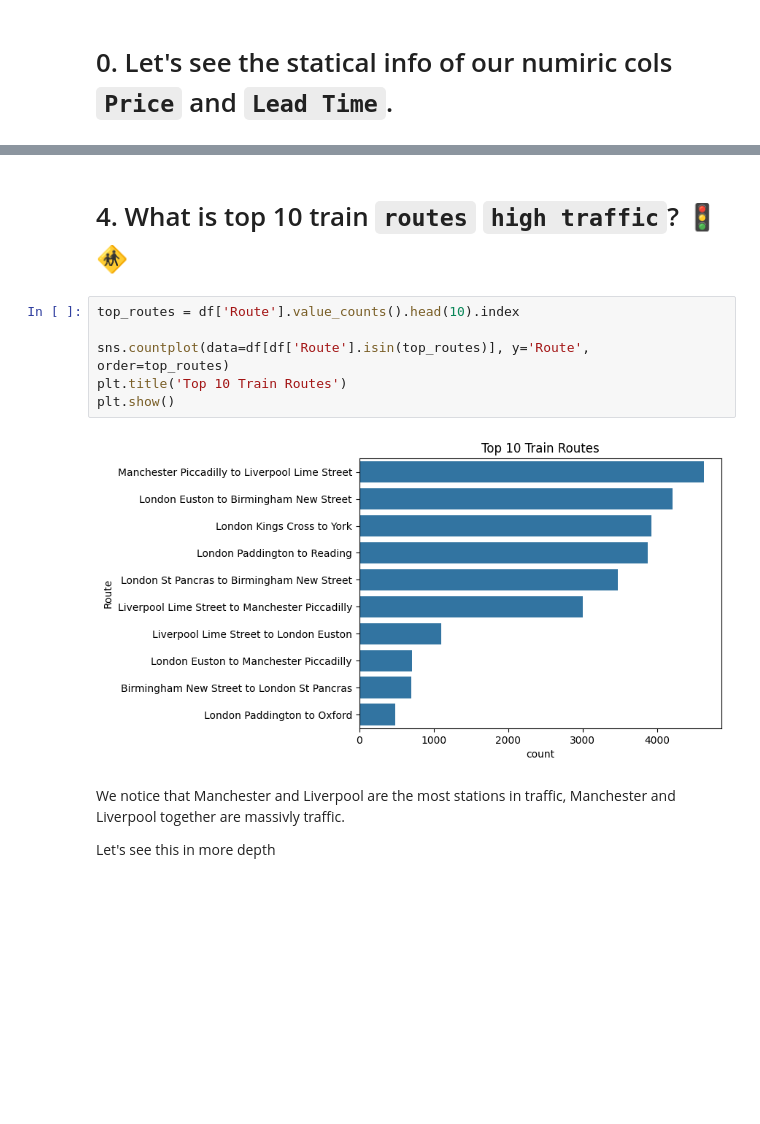
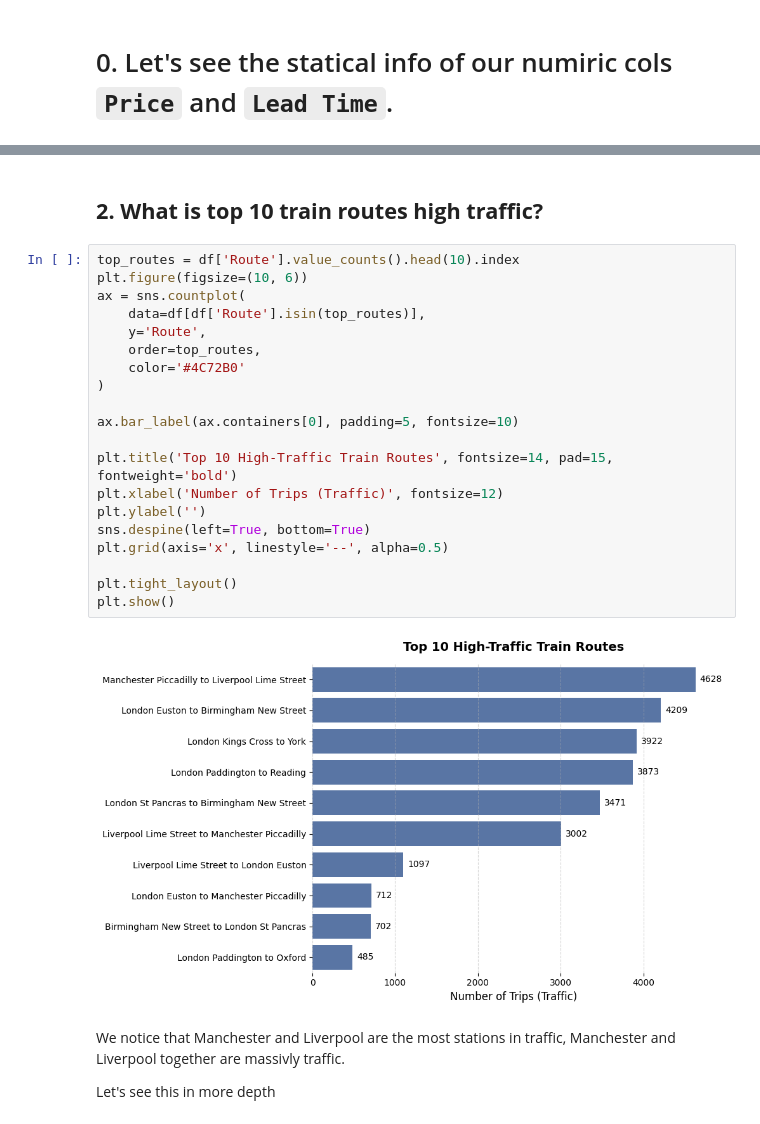
Before and after one commit to mszakii/DEPI-CAPSTONE, a Jupyter notebook: EDA.ipynb, the cells around one changed output, grey strips where cells are left out. Cells and saved outputs as stored; diff of their text form; blank space fills up the shorter version.

```diff
--- a/EDA.ipynb
+++ b/EDA.ipynb
@@ -84,13 +85,27 @@ AVG. Ticket Price is: 22.22 £
 # %% [markdown]
-# 4. What is top 10 train `routes` `high traffic`? 🚦🚸
+## **2. What is top 10 train routes high traffic?**
 # %%
 top_routes = df['Route'].value_counts().head(10).index
+plt.figure(figsize=(10, 6))
+ax = sns.countplot(
+    data=df[df['Route'].isin(top_routes)],
+    y='Route',
+    order=top_routes,
+    color='#4C72B0'
+)
 
-sns.countplot(data=df[df['Route'].isin(top_routes)], y='Route', order=top_routes)
-plt.title('Top 10 Train Routes')
+ax.bar_label(ax.containers[0], padding=5, fontsize=10)
+
+plt.title('Top 10 High-Traffic Train Routes', fontsize=14, pad=15, fontweight='bold')
+plt.xlabel('Number of Trips (Traffic)', fontsize=12)
+plt.ylabel('')
+sns.despine(left=True, bottom=True)
+plt.grid(axis='x', linestyle='--', alpha=0.5)
+
+plt.tight_layout()
 plt.show()
 # %% [output]
-[figure, old version]
+[figure, new version]
 # %% [markdown]
 We notice that Manchester and Liverpool are the most stations in traffic, Manchester and Liverpool together are massivly traffic.
 
```
Also changed, not shown: parts of 121 cells of this notebook.
